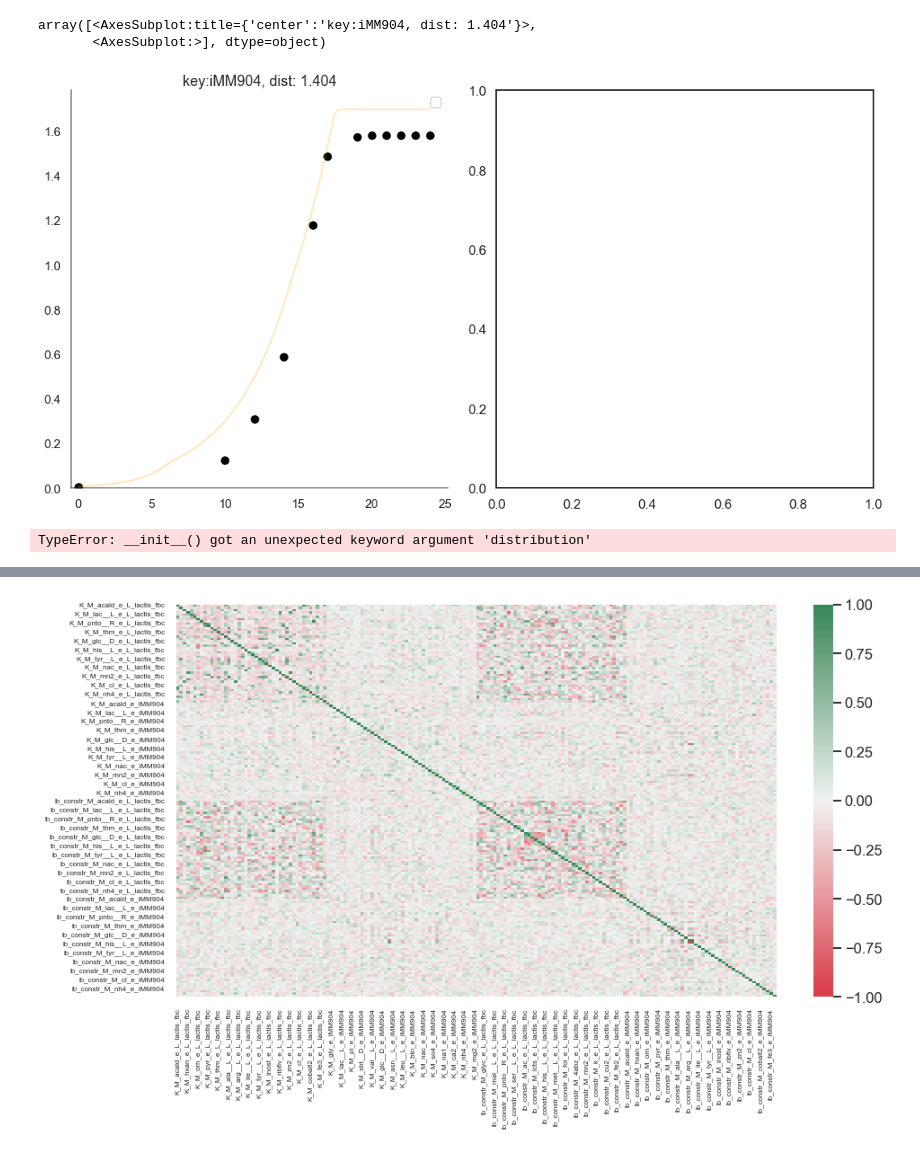
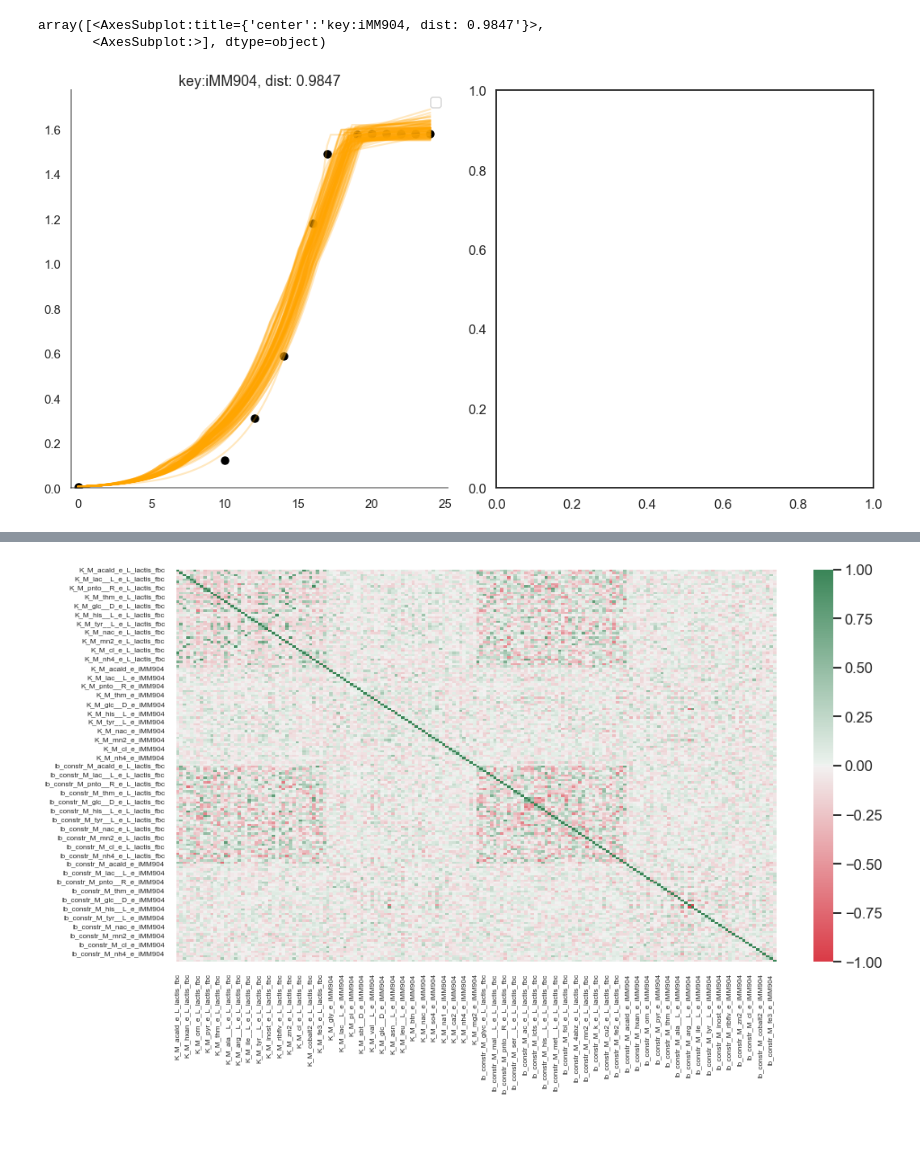
Before and after one commit to behzadk/ParaGEM, a Jupyter notebook: bk_comms/particle_visalisation.ipynb, the cells around one changed output, grey strips where cells are left out. Saved outputs shown, nothing was run; the diff lists cells and outputs as text; code cells hidden in the pictures.

```diff
--- a/bk_comms/particle_visalisation.ipynb
+++ b/bk_comms/particle_visalisation.ipynb
@@ -256,10 +262,10 @@ plot_particle_and_data(particle=filtered_particles[0], exp_data_df=exp_data,
 # %%
-plot_all_particles(particles=filtered_particles, exp_data_df=exp_data, exp_t_key='time',
+plot_all_particles(particles=filtered_particles[0:100], exp_data_df=exp_data, exp_t_key='time',
                    exp_sol_keys=exp_sol_keys, subplots_shape=[1, 2])
 # %% [output]
-array([<AxesSubplot:title={'center':'key:iMM904, dist: 1.404'}>,
+array([<AxesSubplot:title={'center':'key:iMM904, dist: 0.9847'}>,
        <AxesSubplot:>], dtype=object)
-[figure, old version]
+[figure, new version]
 # %%
 df = generate_particle_parameter_df(filtered_particles)
 # %%
@@ -332,10 +338,6 @@ def plot_sampling_distributions():
 
     _ = ax[1].hist(k_sample, bins=bins)
     ax[1].set_xscale('log')
-# %%
-plot_sampling_distributions()
-# %% [output]
-TypeError: __init__() got an unexpected keyword argument 'distribution'
 # %%
 plot_boxplot(lb_constr_sub_df)
 # %% [output]
```
Also changed, not shown: parts of 8 cells of this notebook, 14 other files.
